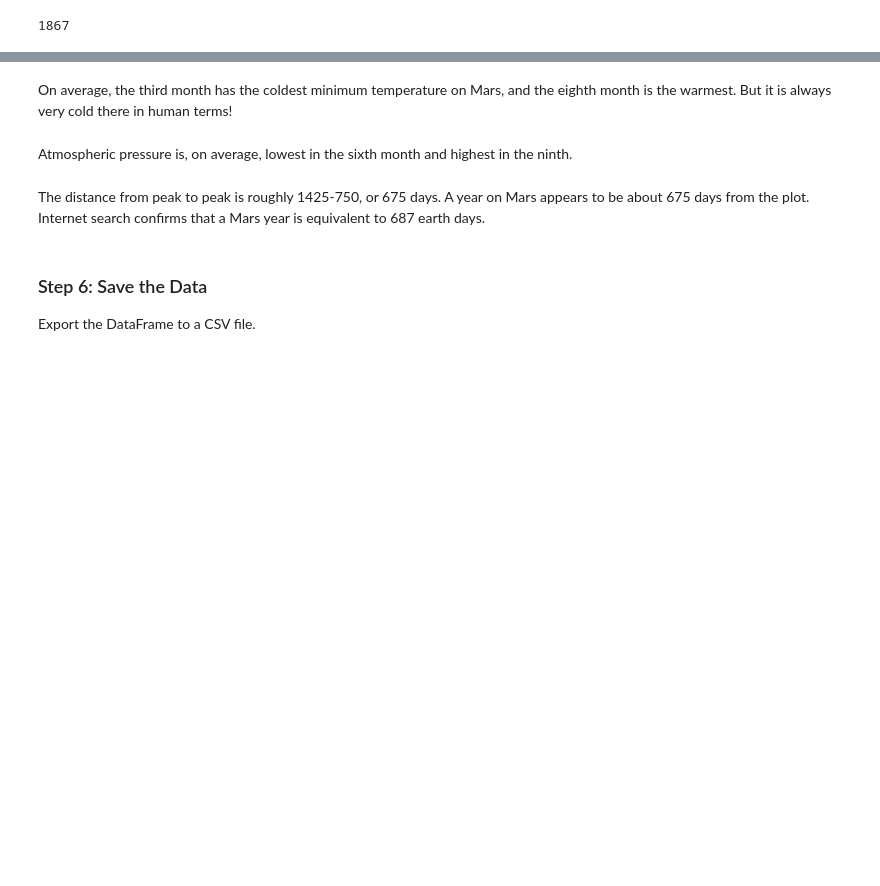
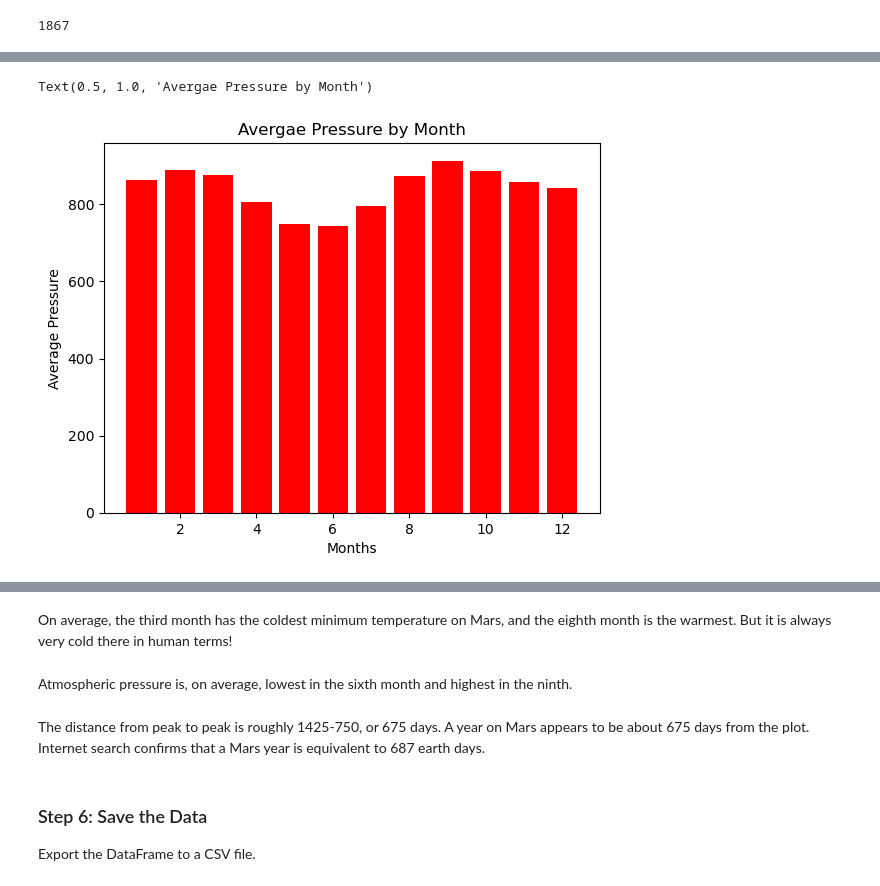
Before and after one commit to Tyler-Sweeting/Mission_to_mars, a Jupyter notebook: Starter_Code (11)/Starter_Code/part_2_mars_weather.ipynb, the cells around one changed output, grey strips where cells are left out. Saved outputs shown, nothing was run; the diff lists cells and outputs as text; code cells hidden in the pictures; blank space fills up the shorter version.

```diff
--- a/Starter_Code (11)/Starter_Code/part_2_mars_weather.ipynb
+++ b/Starter_Code (11)/Starter_Code/part_2_mars_weather.ipynb
@@ -158,3 +231,6 @@ Name: min_temp, dtype: float64
 # %%
 # 4. Average pressure by Martian month
+mars_df_month = mars_df.groupby('month')
+df_month_pressure = mars_df_month.mean().loc[:,['pressure']]
+df_month_pressure
 # %% [output]
@@ -182,0 +251,10 @@ Name: pressure, dtype: float64
+# %%
+# Plot the average pressure by month
+x = range(1,13)
+plt.bar(x,df_month_pressure['pressure'], color = 'red')
+plt.xlabel("Months")
+plt.ylabel("Average Pressure")
+plt.title('Avergae Pressure by Month')
+# %% [output]
+Text(0.5, 1.0, 'Avergae Pressure by Month')
+[figure, added]
```
Also changed, not shown: parts of 24 cells of this notebook, 4 other files.
